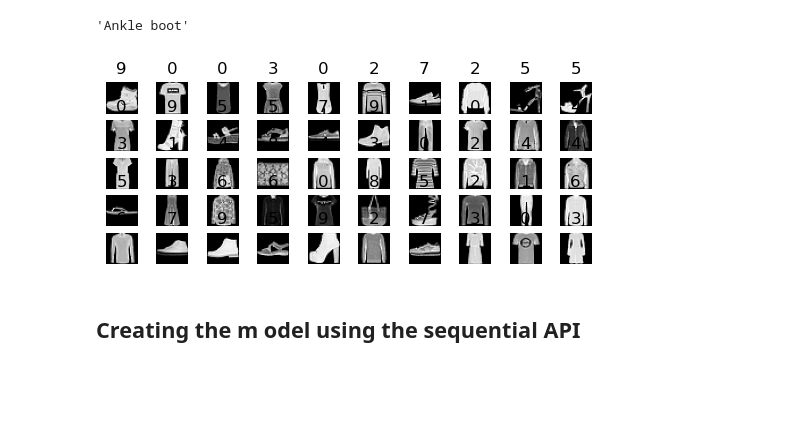
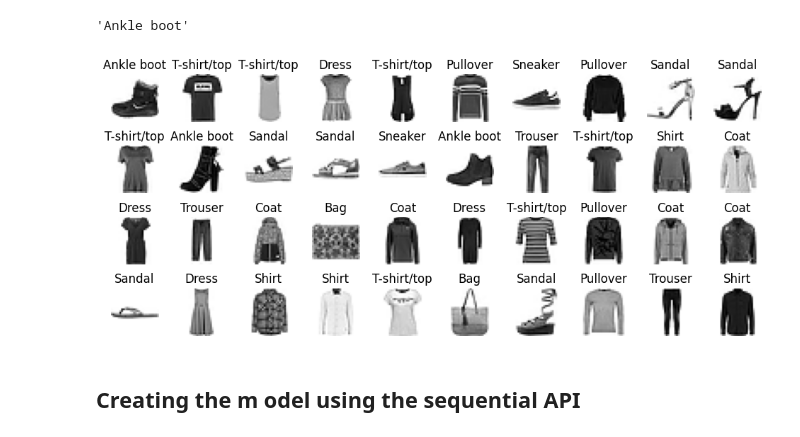
Before and after one commit to juliovr/homl, a Jupyter notebook: 10_introduction_to_ann_with_keras.ipynb, the cells around one changed output. Saved outputs shown, nothing was run; the diff lists cells and outputs as text; code cells hidden in the pictures; blank space fills up the shorter version.

```diff
--- a/10_introduction_to_ann_with_keras.ipynb
+++ b/10_introduction_to_ann_with_keras.ipynb
@@ -106,18 +129,24 @@ class_names[y_train[0]]
 import matplotlib.pyplot as plt
 
 def plot_fashion(data, labels):
+    nrows = 4
+    ncols = 10
+    plt.figure(figsize=(ncols * 1.2, nrows * 1.2))
+
     data = data.reshape(-1, 28, 28)
-    for index, (image, label) in enumerate(zip(data, labels)):
-        plt.subplot(10, 10, index + 1)
-        plt.imshow(image, cmap="gray")
+    for index, (image, label_index) in enumerate(zip(data, labels)):
+        label = class_names[label_index]
+        plt.subplot(nrows, ncols, index + 1)
+        plt.imshow(image, cmap="binary")
         plt.title(label)
         plt.axis("off")
 
+    plt.subplots_adjust(wspace=0.2, hspace=0.5)
     plt.show()
 # %%
-plot_fashion(X_train[:50], y_train[:50])
+plot_fashion(X_train[:40], y_train[:40])
 # %% [output]
-[figure, old version]
+[figure, new version]
 # %% [markdown]
 ## Creating the m odel using the sequential API
 # %%
```
Also changed, not shown: parts of 9 cells of this notebook.
